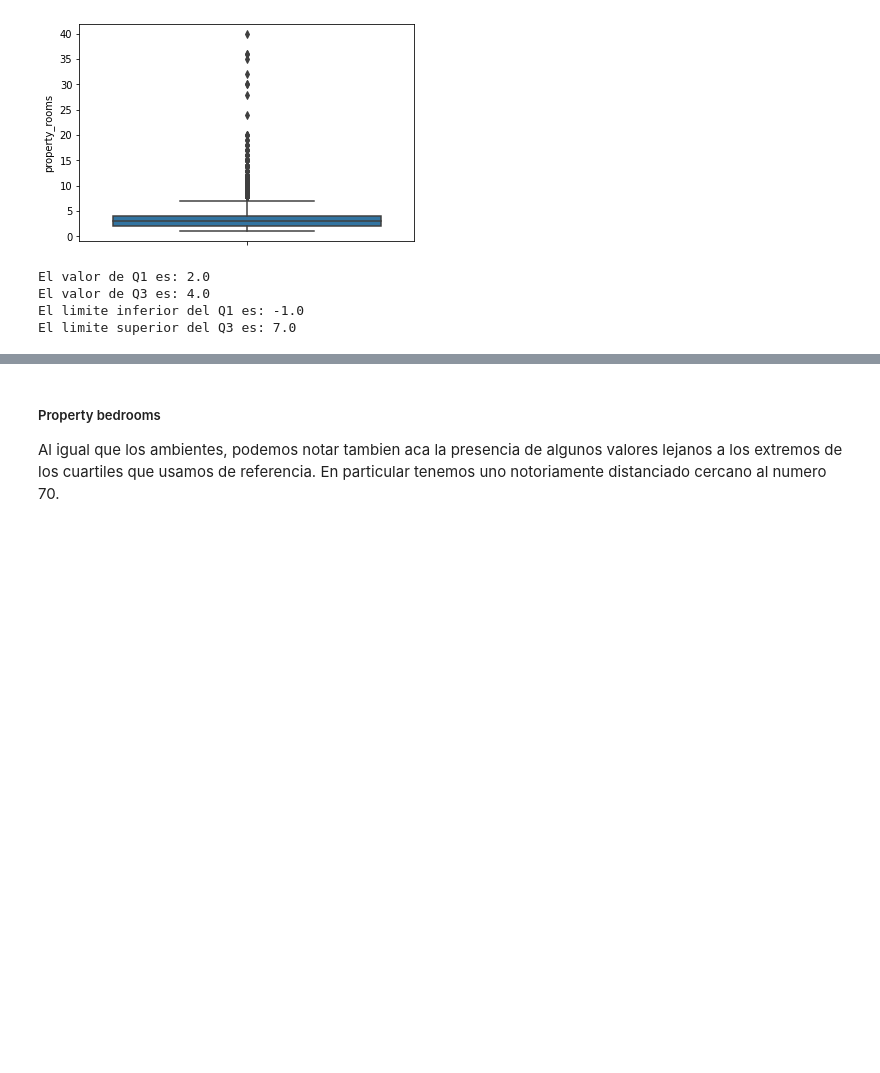
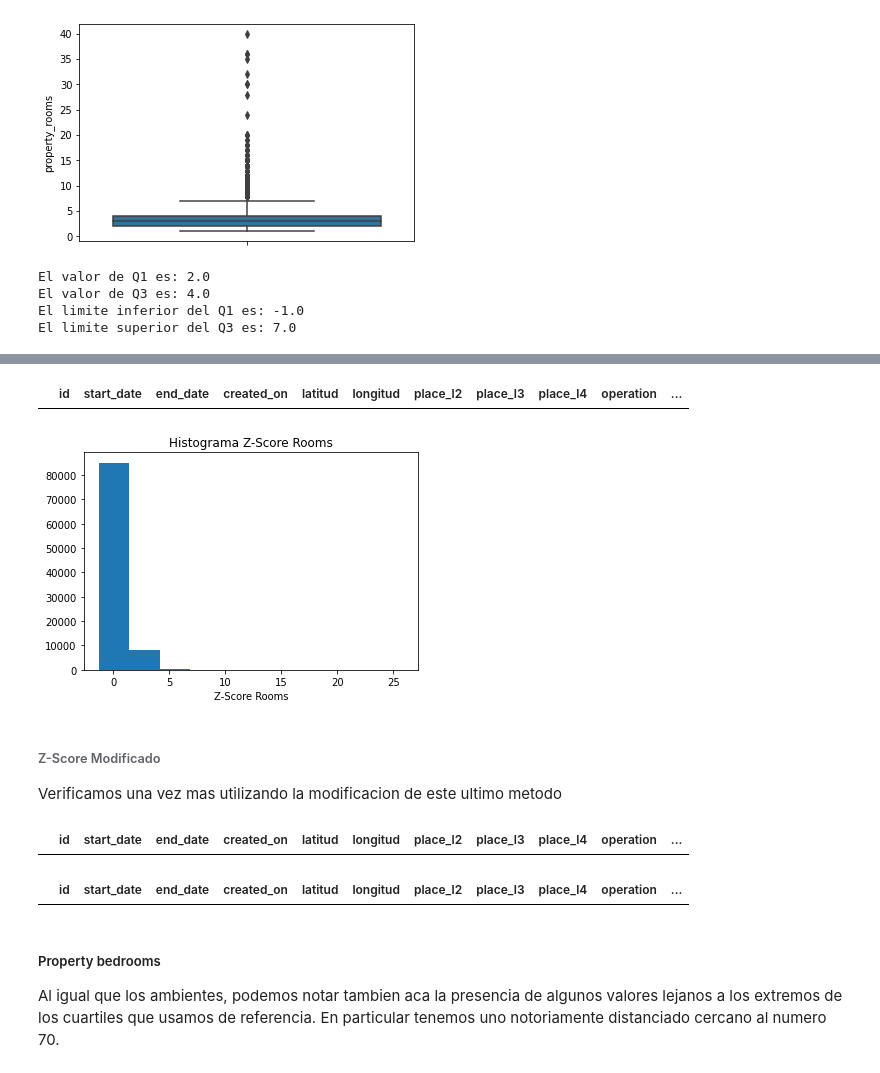
Before and after one commit to valencorrea/7506R-2C2022-GRUPO14, a Jupyter notebook: 7506R_TP1_GRUPO14_ENTREGA_ds.ipynb, the cells around one changed output, grey strips where cells are left out. Saved outputs shown, nothing was run; the diff lists cells and outputs as text; code cells hidden in the pictures; blank space fills up the shorter version.

```diff
--- a/7506R_TP1_GRUPO14_ENTREGA_ds.ipynb
+++ b/7506R_TP1_GRUPO14_ENTREGA_ds.ipynb
@@ -387,0 +408,4 @@ El limite superior del Q3 es: 7.0
+# %%
+media_rooms=np.mean(df.property_rooms)
+std_rooms=np.std(df.property_rooms)
+df['z_rooms']=(df.property_rooms - media_rooms)/std_rooms
@@ -387,0 +428,14 @@ El limite superior del Q3 es: 7.0
+# %%
+df[df['z_rooms']<-3]
+# %% [output]
+|  | id | start_date | end_date | created_on | latitud | longitud | place_l2 | place_l3 | place_l4 | operation | ... |
+# %%
+plt.hist(df.z_rooms)
+plt.title('Histograma Z-Score Rooms')
+plt.xlabel('Z-Score Rooms')
+plt.show()
+# %% [output]
+[figure, added]
+# %% [markdown]
+###### Z-Score Modificado
+Verificamos una vez mas utilizando la modificacion de este ultimo metodo
@@ -388,3 +447,11 @@ El limite superior del Q3 es: 7.0
+# %%
+df[(df['zm_rooms']>3.5)]
+# %% [output]
+|  | id | start_date | end_date | created_on | latitud | longitud | place_l2 | place_l3 | place_l4 | operation | ... |
+# %%
+df[(df['zm_rooms']<-3.5)]
+# %% [output]
+|  | id | start_date | end_date | created_on | latitud | longitud | place_l2 | place_l3 | place_l4 | operation | ... |
 # %% [markdown]
 ##### Property bedrooms
 
```
Also changed, not shown: parts of 39 cells of this notebook.
